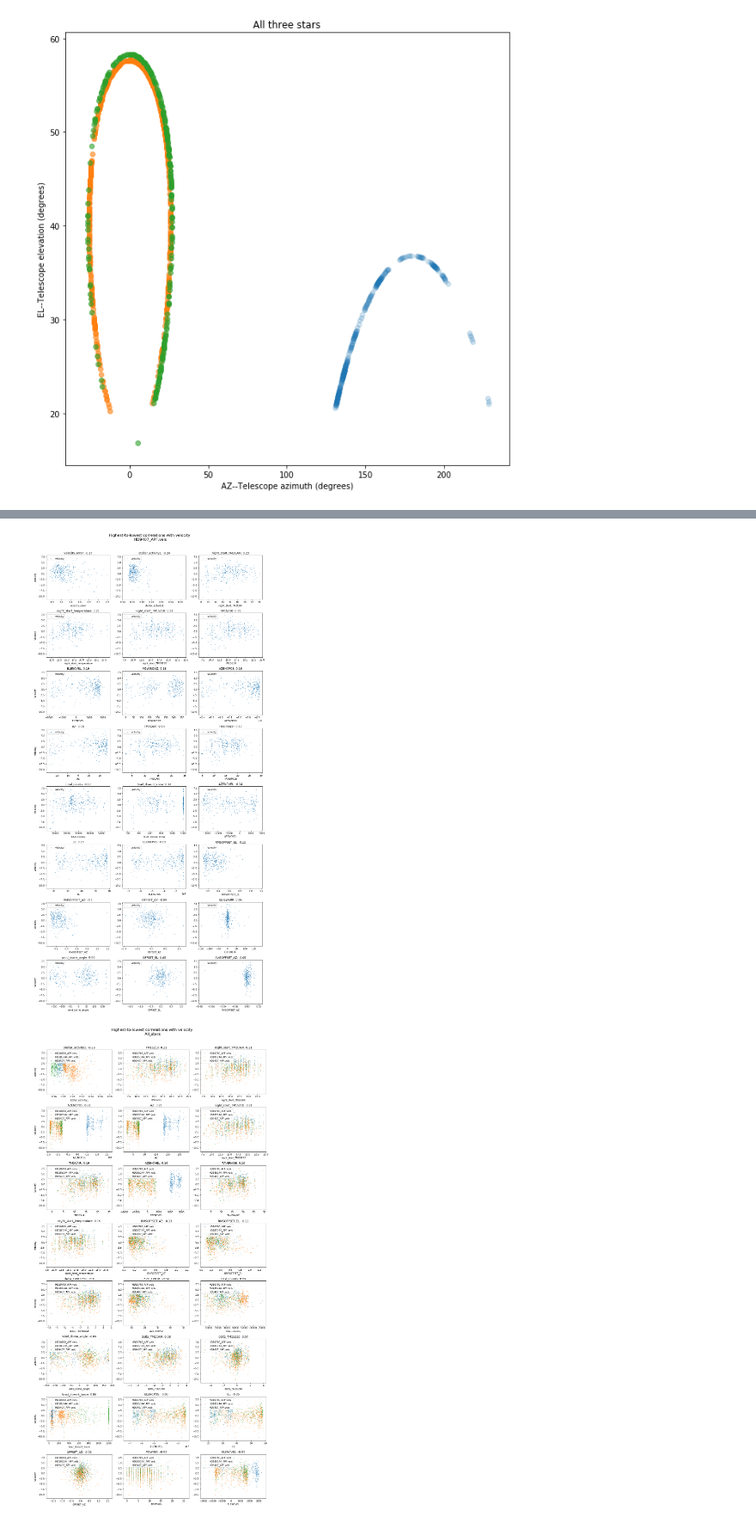
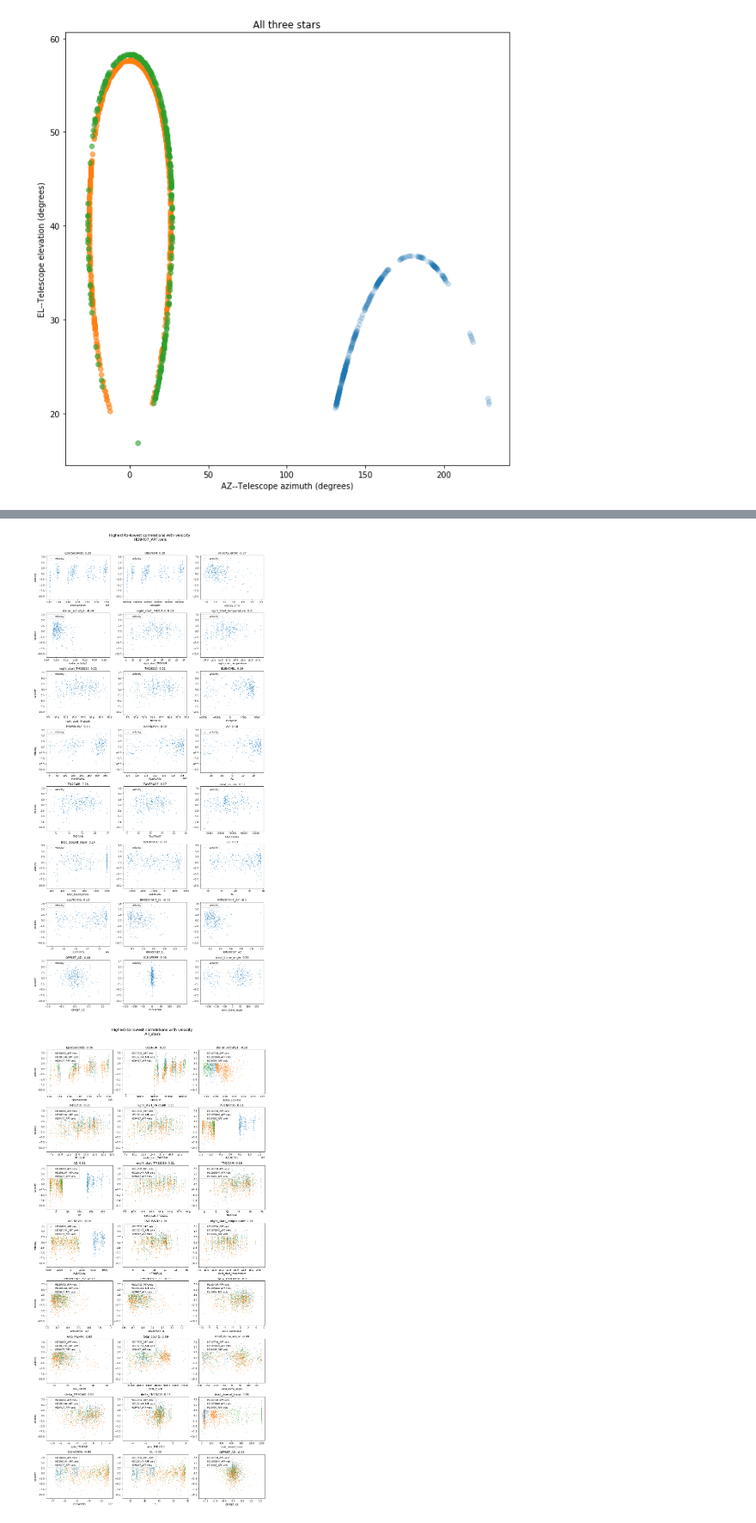
Before and after one commit to adeich/APF_telescope_behavior_study, a Jupyter notebook: 03 Exploring 1-1 correlations with velocity.ipynb, the cells around one changed output, grey strips where cells are left out. Shown at 86% size. Drawn from its saved outputs; the diff is of its cells as text; code cells hidden in the pictures.

```diff
--- a/03 Exploring 1-1 correlations with velocity.ipynb
+++ b/03 Exploring 1-1 correlations with velocity.ipynb
@@ -46,7 +46,7 @@ def make_correlations_exploring_plot(data, starID=None, limit=24):
 
 
     correlations = masked_data.corr()['velocity']
-    sorted_correlations_list = np.abs(correlations).sort_values(0, ascending=False)[3:-2]
+    sorted_correlations_list = np.abs(correlations).sort_values(0, ascending=False)[1:-2]
     index = sorted_correlations_list.index
 
     sorted_correlations_list = sorted_correlations_list[:rows*3]
@@ -90,2 +90,2 @@ make_correlations_exploring_plot(data)
-[figure, old version]
+[figure, new version]
-[figure, old version]
+[figure, new version]
```
Also changed, not shown: parts of 1 cell of this notebook, 2 other files.
